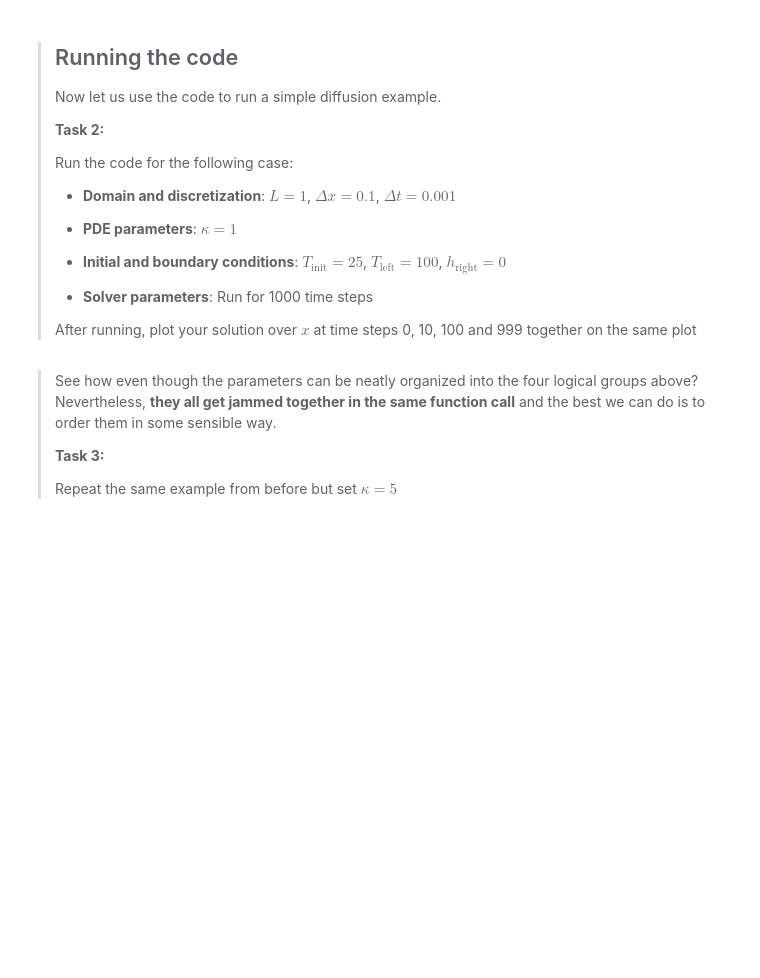
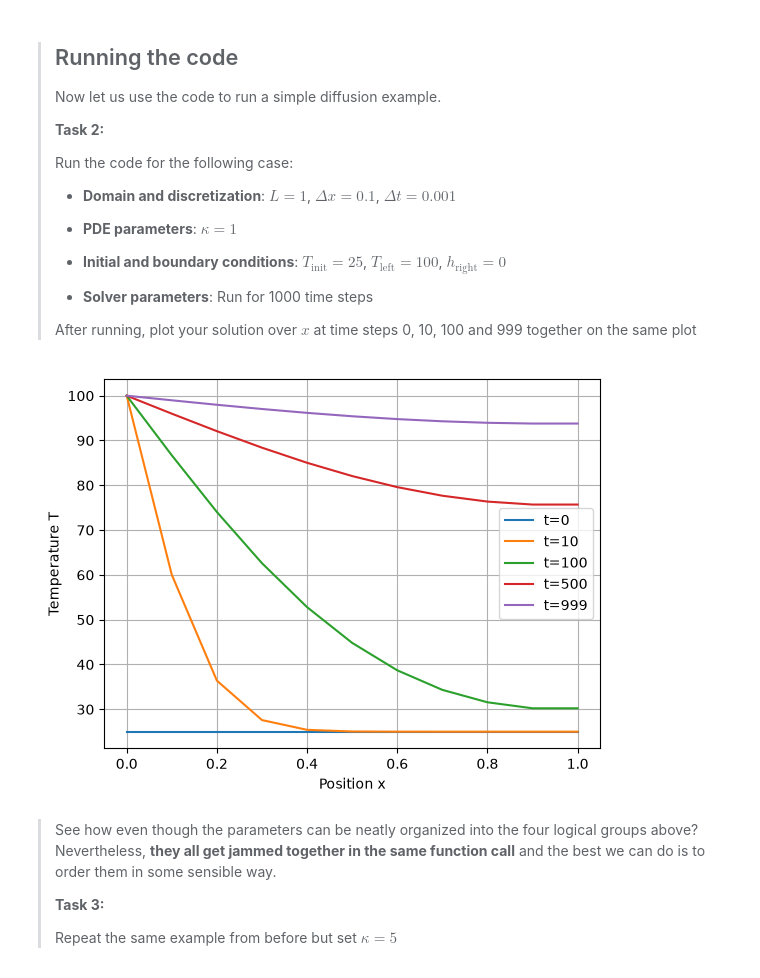
Before and after one commit to renskemahieu/PA2.1, a Jupyter notebook: 1_functional.ipynb, the cells around one changed output. Cells and saved outputs as stored; diff of their text form; code cells hidden in the pictures; blank space fills up the shorter version.

```diff
--- a/1_functional.ipynb
+++ b/1_functional.ipynb
@@ -28,22 +28,22 @@ def run_diffusion(
     nx = len(x)
 
     # solution vectors
-    T = np.zeros((n_steps,nx))
+    T = np.zeros((n_steps,nx))  # n_steps = # time steps (rows), nx = # spatial points (columns)
 
     # temperature field at t=0
-    T[0,:] = # YOUR_CODE_LINE_HERE
+    T[0,:] = T_init  # 0 means time step 0, : means all spatial points, so the entire bar is T_initial at t=0
 
     # loop through time
     for n in range(n_steps-1):
         # solution on the left
-        T[n+1,0] = # YOUR_CODE_LINE_HERE
+        T[n+1,0] = T_left  # [n+1, 0] means the left end of the bar at the next time step
 
         # solution in the interior
         for m in range(1,nx-1):
-            # YOUR_CODE_LINE_HERE
+            T[n+1, m] = T[n, m] + (kappa*dt/dx**2) * (T[n, m+1] - 2*T[n, m] + T[n, m-1])  # finite difference scheme
 
-        # solution on the right
-        T[n+1,-1] = # YOUR_CODE_LINE_HERE
+        # solution on the right, right BC
+        T[n+1,-1] = T[n+1, -2] + h_right*dx  # [n+1, -1] means the right end of the bar at the next time step, -2 means the second last point
 
     return x, T
 # %% [markdown]
@@ -72,3 +66,26 @@ x,T = # YOUR_CODE_LINE_HERE
+# %%
+# run the solver
+x,T = run_diffusion(
+    L=1.0,       # length of the bar
+    dx=0.1,     # discretization in space
+    dt=0.001,   # discretization in time
+    kappa=1,   # heat diffusivity
+    T_init=25, # initial temperature
+    T_left=100,# Temperature on the left
+    h_right=-0,# Flux on the right
+    n_steps=1000,# number of time steps
+)
+
+# plot the solution
+for n in [0, 10, 100, 500, 999]:
+    plt.plot(x, T[n,:], label=f't={n}')
+
+plt.xlabel('Position x')
+plt.ylabel('Temperature T')
+plt.legend()
+plt.grid()
+# %% [output]
+[figure, added]
 # %% [markdown]
 > See how even though the parameters can be neatly organized into the four logical groups above? Nevertheless, **they all get jammed together in the same function call** and the best we can do is to order them in some sensible way.
 >
```
Also changed, not shown: parts of 7 cells of this notebook.
